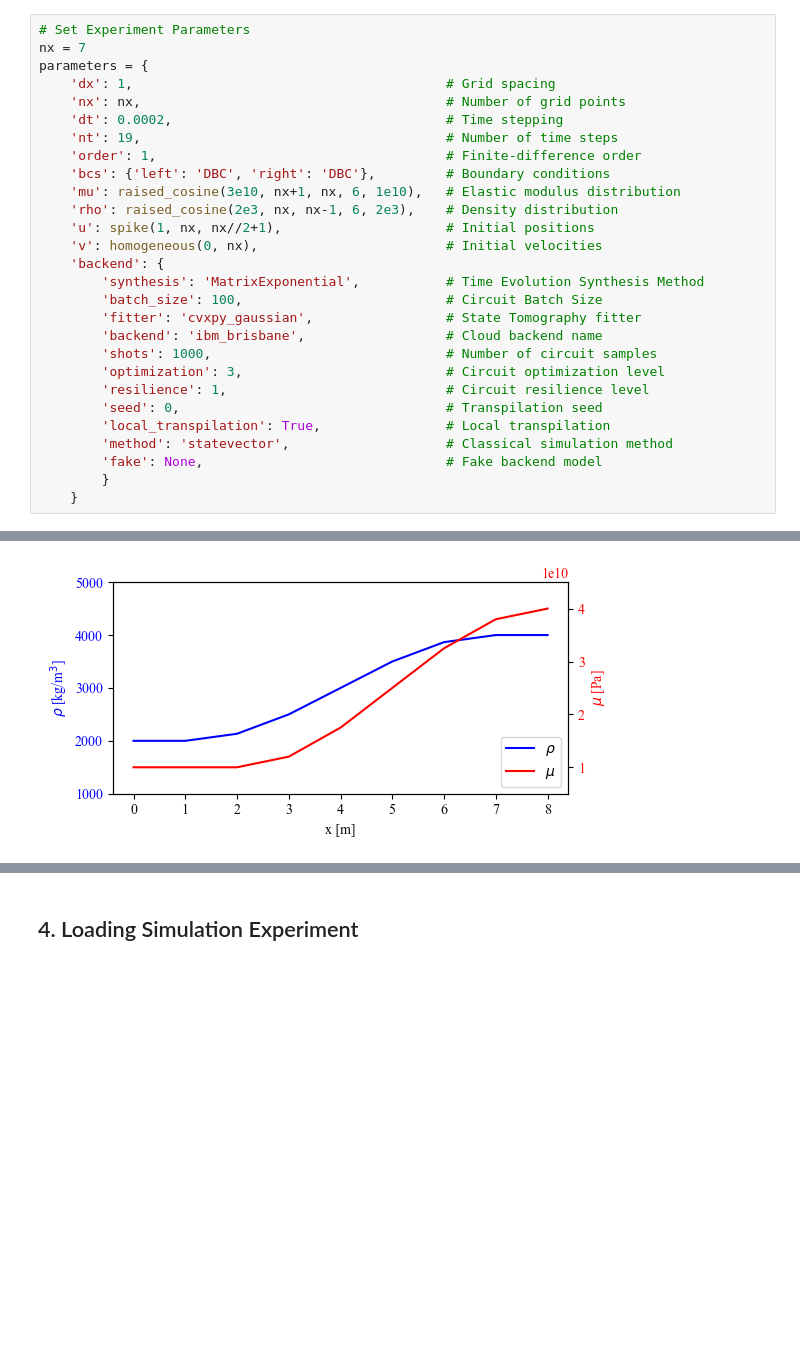
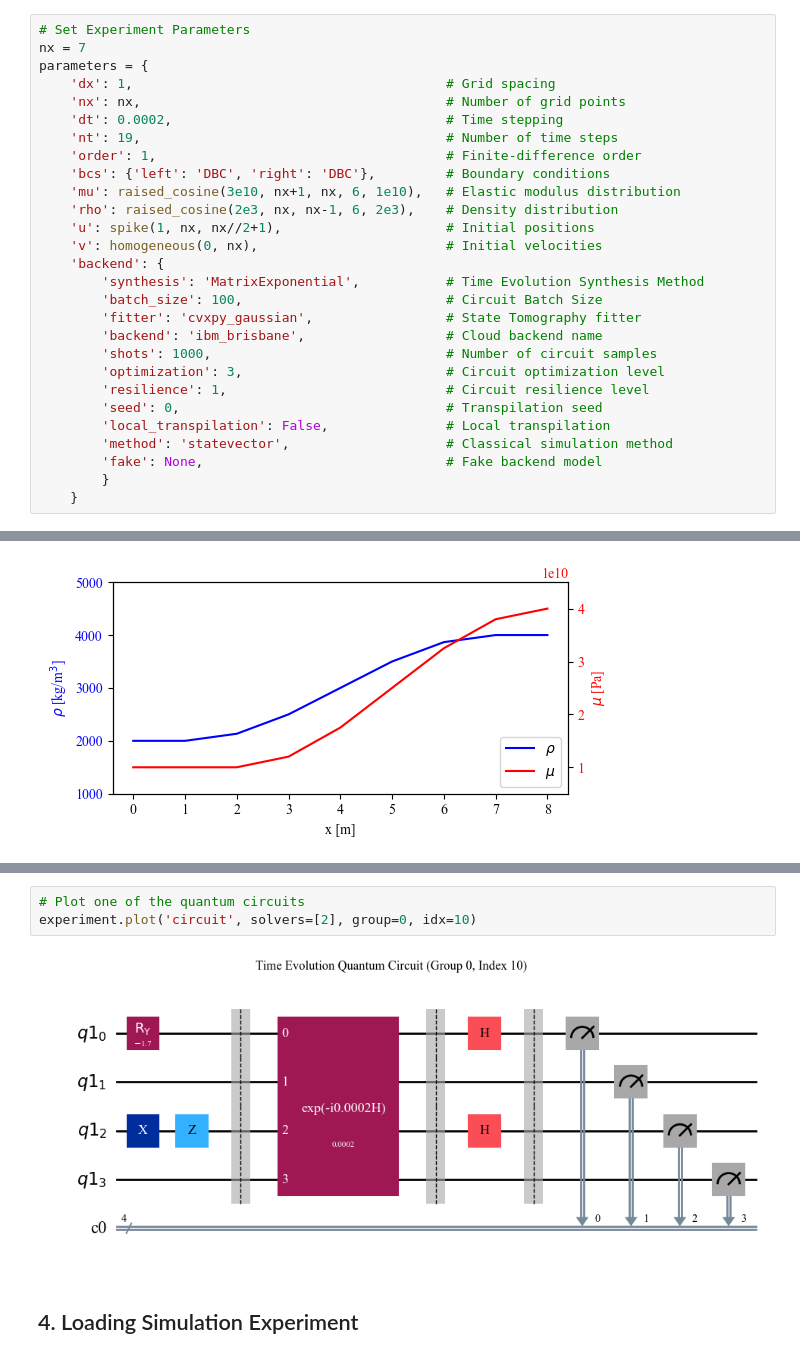
Before and after one commit to malteschade/Quantum-Wave-Equation-Solver, a Jupyter notebook: main.ipynb, the cells around one changed output, grey strips where cells are left out. Cells and saved outputs as stored; diff of their text form; blank space fills up the shorter version.

Commit message:
circuit plot

```diff
--- a/main.ipynb
+++ b/main.ipynb
@@ -53,7 +53,7 @@ parameters = {
         'optimization': 3,                          # Circuit optimization level
         'resilience': 1,                            # Circuit resilience level
         'seed': 0,                                  # Transpilation seed
-        'local_transpilation': True,                # Local transpilation
+        'local_transpilation': False,               # Local transpilation
         'method': 'statevector',                    # Classical simulation method
         'fake': None,                               # Fake backend model
         }
@@ -119,3 +119,8 @@ results = experiment.run()
+# %%
+# Plot one of the quantum circuits
+experiment.plot('circuit', solvers=[2], group=0, idx=10)
+# %% [output]
+[figure, added]
 # %% [markdown]
 ## 4. Loading Simulation Experiment
 # %%
```
Also changed, not shown: parts of 4 cells of this notebook, 6 other files.
